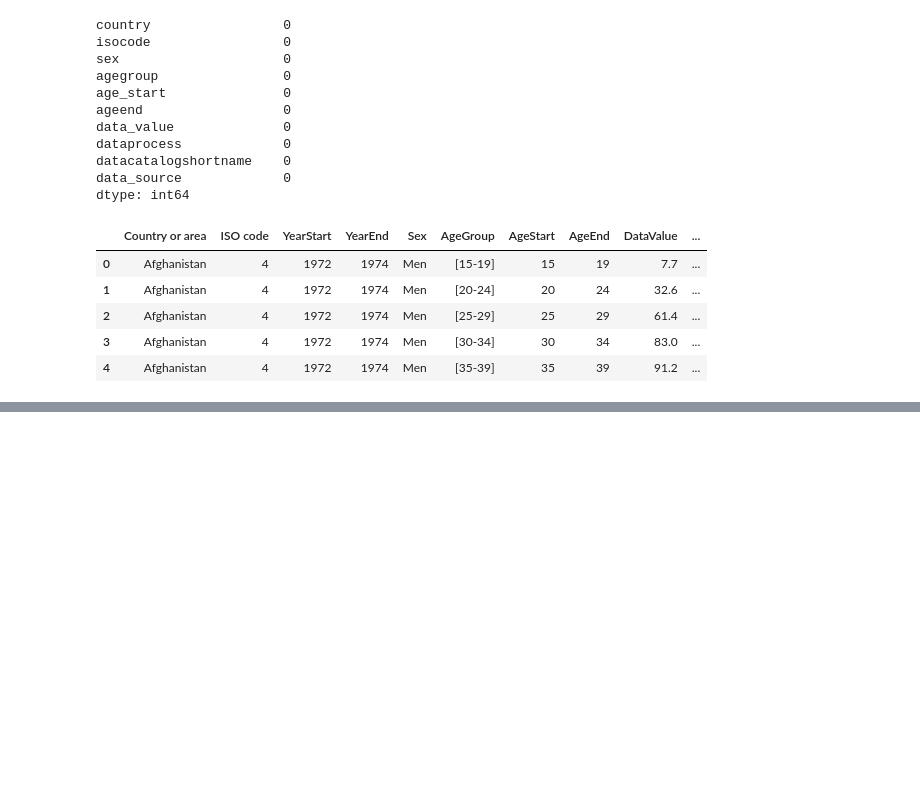
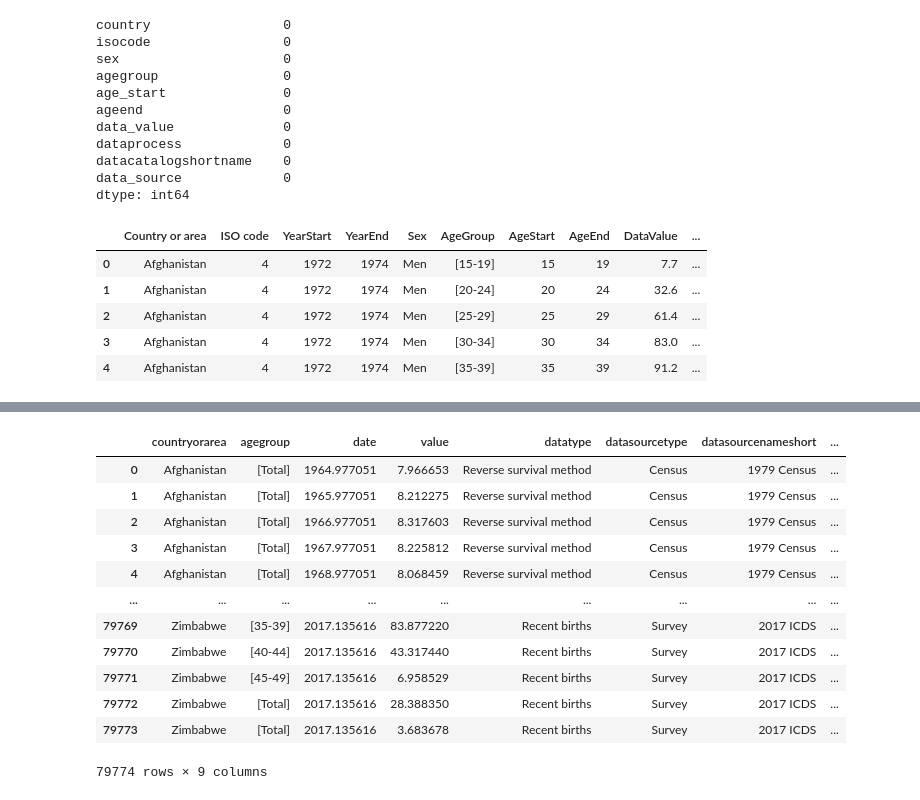
Before and after one commit to YkslB/marriage_statistics, a Jupyter notebook: scripts/Cleaning.ipynb, the cells around one changed output, grey strips where cells are left out. Drawn from its saved outputs; the diff is of its cells as text; code cells hidden in the pictures; blank space fills up the shorter version.

```diff
--- a/scripts/Cleaning.ipynb
+++ b/scripts/Cleaning.ipynb
@@ -703,0 +746,22 @@ df_12.sample(8)
+# %%
+df_13 = df_13.drop(columns=['countryorareacode','indicator','datasourceinventoryid','surveyprogramme','series','datasourcename','reference','referenceyear'])
+
+df_13.replace({
+    "agegroup": "age_group",
+    "countryorarea": "country",
+    "datatype": "data_type",
+})
+# %% [output]
+|  | countryorarea | agegroup | date | value | datatype | datasourcetype | datasourcenameshort | ... |
+| 0 | Afghanistan | [Total] | 1964.977051 | 7.966653 | Reverse survival method | Census | 1979 Census | ... |
+| 1 | Afghanistan | [Total] | 1965.977051 | 8.212275 | Reverse survival method | Census | 1979 Census | ... |
+| 2 | Afghanistan | [Total] | 1966.977051 | 8.317603 | Reverse survival method | Census | 1979 Census | ... |
+| 3 | Afghanistan | [Total] | 1967.977051 | 8.225812 | Reverse survival method | Census | 1979 Census | ... |
+| 4 | Afghanistan | [Total] | 1968.977051 | 8.068459 | Reverse survival method | Census | 1979 Census | ... |
+| ... | ... | ... | ... | ... | ... | ... | ... | ... |
+| 79769 | Zimbabwe | [35-39] | 2017.135616 | 83.877220 | Recent births | Survey | 2017 ICDS | ... |
+| 79770 | Zimbabwe | [40-44] | 2017.135616 | 43.317440 | Recent births | Survey | 2017 ICDS | ... |
+| 79771 | Zimbabwe | [45-49] | 2017.135616 | 6.958529 | Recent births | Survey | 2017 ICDS | ... |
+| 79772 | Zimbabwe | [Total] | 2017.135616 | 28.388350 | Recent births | Survey | 2017 ICDS | ... |
+| 79773 | Zimbabwe | [Total] | 2017.135616 | 3.683678 | Recent births | Survey | 2017 ICDS | ... |
+79774 rows × 9 columns
```
Also changed, not shown: parts of 22 cells of this notebook, 1 other file.
